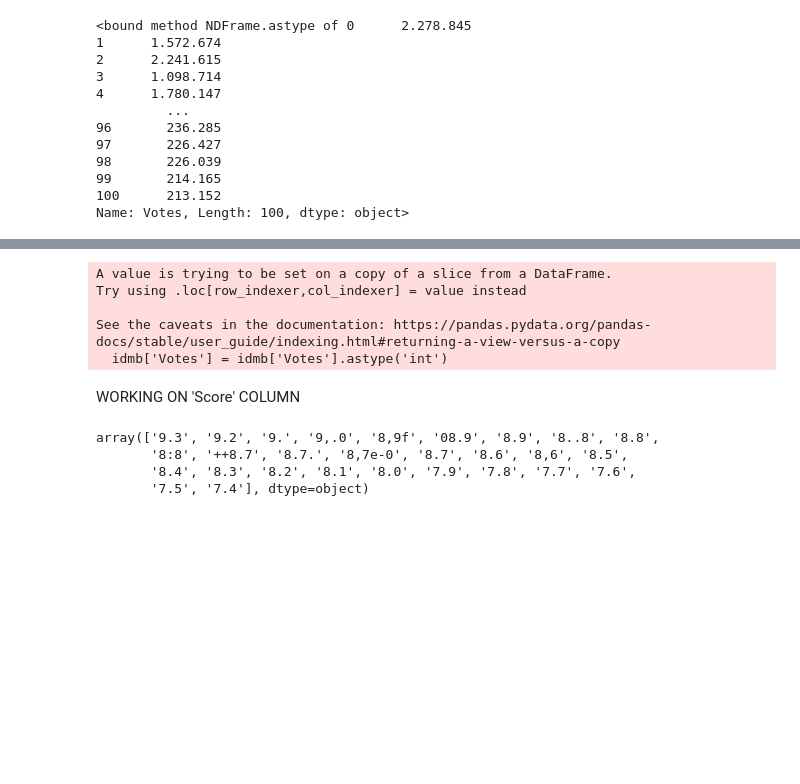
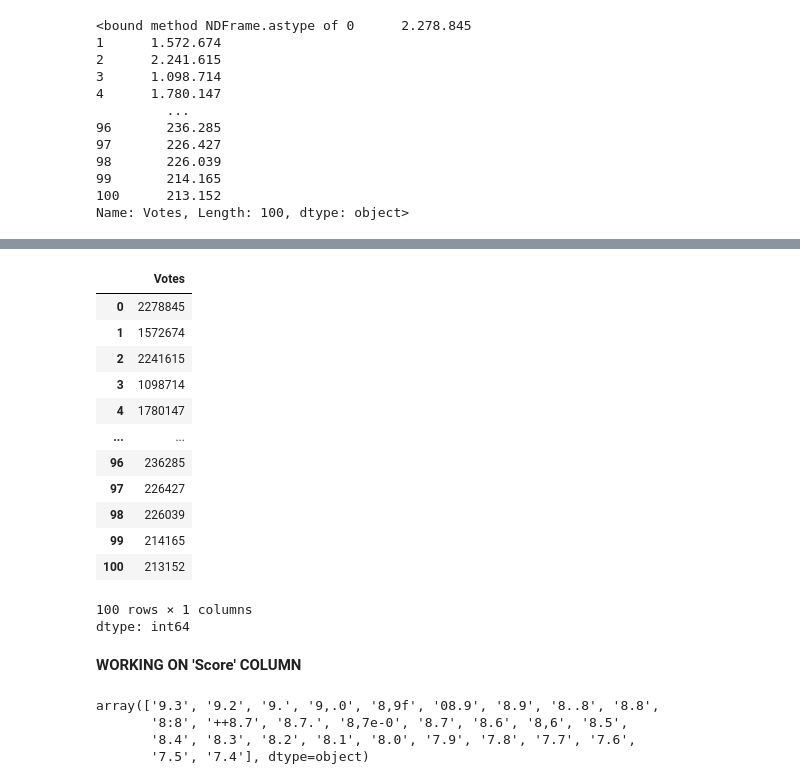
Before and after one commit to AyaUchiv/IDMB_MOVIE_DATASET, a Jupyter notebook: IDMB.ipynb, the cells around one changed output, grey strips where cells are left out. Saved outputs shown, nothing was run; the diff lists cells and outputs as text; code cells hidden in the pictures; blank space fills up the shorter version.

```diff
--- a/IDMB.ipynb
+++ b/IDMB.ipynb
@@ -433,13 +413,22 @@ array(['2278845', '1572674', '2241615', '1098714', '1780147', '1604280',
 # %%
-idmb['Votes'] = idmb['Votes'].astype('int')
+idmb.loc[:,'Votes'].astype('int')
 # %% [output]
+|  | Votes |
+| 0 | 2278845 |
+| 1 | 1572674 |
+| 2 | 2241615 |
+| 3 | 1098714 |
+| 4 | 1780147 |
+| ... | ... |
+| 96 | 236285 |
+| 97 | 226427 |
+| 98 | 226039 |
+| 99 | 214165 |
+| 100 | 213152 |
-A value is trying to be set on a copy of a slice from a DataFrame.
-Try using .loc[row_indexer,col_indexer] = value instead
-
-See the caveats in the documentation: https://pandas.pydata.org/pandas-docs/stable/user_guide/indexing.html#returning-a-view-versus-a-copy
-  idmb['Votes'] = idmb['Votes'].astype('int')
+100 rows × 1 columns
+dtype: int64
 # %% [markdown]
-WORKING ON 'Score' COLUMN
+**WORKING ON 'Score' COLUMN**
 # %%
 idmb['Score'].unique()
 # %% [output]
```
Also changed, not shown: parts of 27 cells of this notebook.
